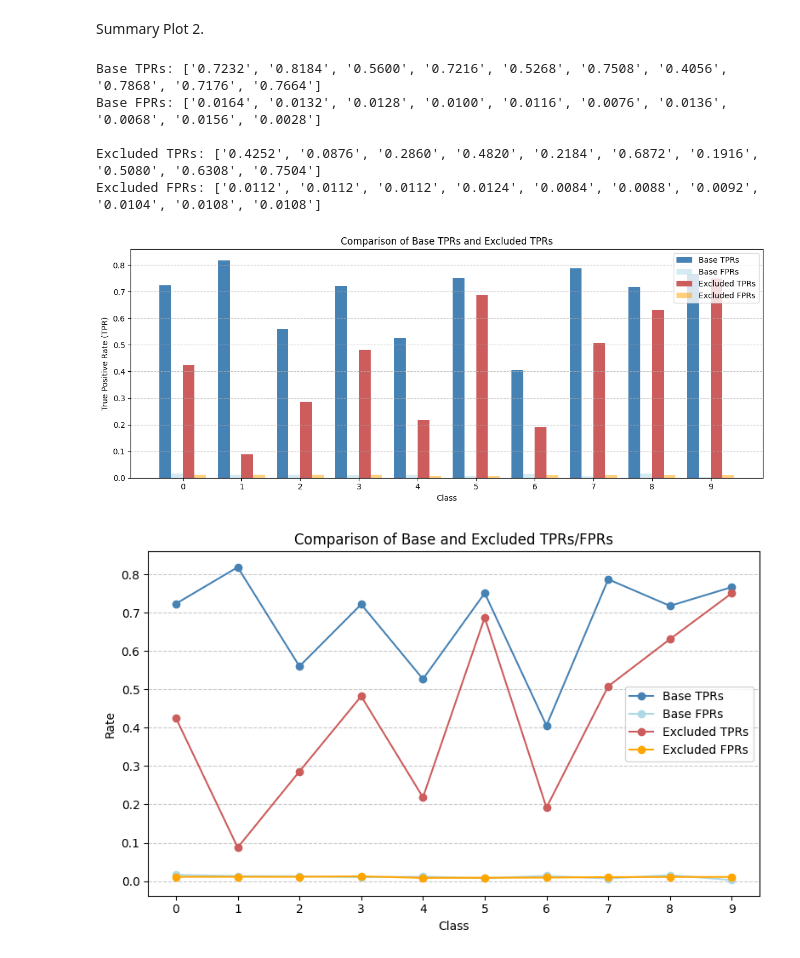
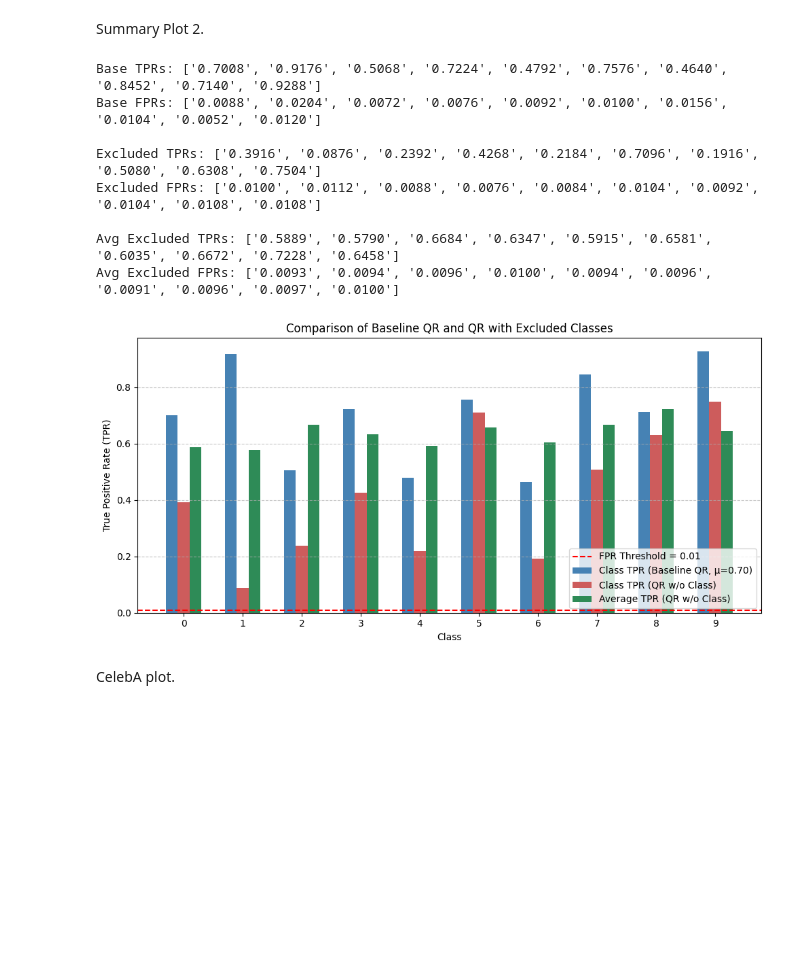
Before and after one commit to neilkale/quantile-diffusion-mia, a Jupyter notebook: experiments/cifar10_outofdist_qmia/08_process_results.ipynb, the cells around one changed output. Drawn from its saved outputs; the diff is of its cells as text; code cells hidden in the pictures; blank space fills up the shorter version.

```diff
--- a/experiments/cifar10_outofdist_qmia/08_process_results.ipynb
+++ b/experiments/cifar10_outofdist_qmia/08_process_results.ipynb
@@ -211,49 +220,87 @@ Summary Plot 2.
 # Find the closest quantile to the FPR threshold on nonmembers SPECIFICALLY from a certain class.
 def get_class_tpr(eval_qr_results, train_qr_results, class_i, fpr):
     eval_preds = eval_qr_results['outputs'] < eval_qr_results['targets']
+
     class_preds = eval_preds[eval_qr_results['labels'] == class_i]
-
-    fprs = torch.sum(class_preds, dim=0) / class_preds.shape[0]
-    best_q_idx = torch.argmin(torch.abs(fprs - fpr))
+    class_fprs = torch.sum(class_preds, dim=0) / class_preds.shape[0]
+    best_q_idx = torch.argmin(torch.abs(class_fprs - fpr))
 
     # Evaluate the per-class TPR on members using the best quantile found above.
     train_preds = train_qr_results['outputs'] < train_qr_results['targets']
+
     class_preds = train_preds[train_qr_results['labels'] == class_i]
     class_tpr = torch.sum(class_preds, dim=0) / class_preds.shape[0]
-    tpr = class_tpr[best_q_idx].item()
+    class_tpr = class_tpr[best_q_idx].item()
 
-    return fprs[best_q_idx].item(), tpr
+    return class_fprs[best_q_idx].item(), class_tpr
 # %%
-folder = f"cifar10_22500"
+import numpy as np
+
+folder = f"cifar10"
 eval_qr_results = torch.load(f'qr_results/{folder}/qr_results_eval.pt', map_location='cpu')
 train_qr_results = torch.load(f'qr_results/{folder}/qr_results_train.pt', map_location='cpu')
 
-base_fpr, base_tprs, base_fprs = get_tprs(eval_qr_results, train_qr_results, fpr)
+FPR = 0.01
+
+base_fpr, base_tpr, base_tprs, base_fprs = get_tprs(eval_qr_results, train_qr_results, FPR)
 
 class_excluded_tprs = []
 class_excluded_fprs = []
-for cls in np.arange(0, 10):
-    folder = f"cifar10_excludeclass{cls}"
+avg_class_excluded_tprs = []
+avg_class_excluded_fprs = []
+
+for clas in np.arange(0, 10):
+    folder = f"cifar10_excludeclass{clas}"
     eval_qr_results = torch.load(f'qr_results/{folder}/qr_results_eval.pt', map_location='cpu')
     train_qr_results = torch.load(f'qr_results/{folder}/qr_results_train.pt', map_location='cpu')
-    fpr, tpr = get_class_tpr(eval_qr_results, train_qr_results, cls, fpr)
-    class_excluded_tprs.append(tpr)
-    class_excluded_fprs.append(fpr)
+    cls_fpr, cls_tpr = get_class_tpr(eval_qr_results, train_qr_results, clas, FPR)
+    class_excluded_tprs.append(cls_tpr)
+    class_excluded_fprs.append(cls_fpr)
+
+    fpr, tpr, _, _ = get_tprs(eval_qr_results, train_qr_results, FPR)
+    avg_class_excluded_fprs.append(fpr)
+    avg_class_excluded_tprs.append(tpr)
 
 print(f"Base TPRs: {[f'{tpr:.4f}' for tpr in base_tprs]}")
 print(f"Base FPRs: {[f'{fpr:.4f}' for fpr in base_fprs]}")
 print()
 print(f"Excluded TPRs: {[f'{tpr:.4f}' for tpr in class_excluded_tprs]}")
 print(f"Excluded FPRs: {[f'{fpr:.4f}' for fpr in class_excluded_fprs]}")
+print()
+print(f"Avg Excluded TPRs: {[f'{tpr:.4f}' for tpr in avg_class_excluded_tprs]}")
+print(f"Avg Excluded FPRs: {[f'{fpr:.4f}' for fpr in avg_class_excluded_fprs]}")
 # %% [output]
-Base TPRs: ['0.7232', '0.8184', '0.5600', '0.7216', '0.5268', '0.7508', '0.4056', '0.7868', '0.7176', '0.7664']
-Base FPRs: ['0.0164', '0.0132', '0.0128', '0.0100', '0.0116', '0.0076', '0.0136', '0.0068', '0.0156', '0.0028']
+Base TPRs: ['0.7008', '0.9176', '0.5068', '0.7224', '0.4792', '0.7576', '0.4640', '0.8452', '0.7140', '0.9288']
+Base FPRs: ['0.0088', '0.0204', '0.0072', '0.0076', '0.0092', '0.0100', '0.0156', '0.0104', '0.0052', '0.0120']
 
-Excluded TPRs: ['0.4252', '0.0876', '0.2860', '0.4820', '0.2184', '0.6872', '0.1916', '0.5080', '0.6308', '0.7504']
-Excluded FPRs: ['0.0112', '0.0112', '0.0112', '0.0124', '0.0084', '0.0088', '0.0092', '0.0104', '0.0108', '0.0108']
+Excluded TPRs: ['0.3916', '0.0876', '0.2392', '0.4268', '0.2184', '0.7096', '0.1916', '0.5080', '0.6308', '0.7504']
+Excluded FPRs: ['0.0100', '0.0112', '0.0088', '0.0076', '0.0084', '0.0104', '0.0092', '0.0104', '0.0108', '0.0108']
+
+Avg Excluded TPRs: ['0.5889', '0.5790', '0.6684', '0.6347', '0.5915', '0.6581', '0.6035', '0.6672', '0.7228', '0.6458']
+Avg Excluded FPRs: ['0.0093', '0.0094', '0.0096', '0.0100', '0.0094', '0.0096', '0.0091', '0.0096', '0.0097', '0.0100']
 # %%
-plot_comparison(base_tprs, base_fprs, class_excluded_tprs, class_excluded_fprs)
-line_plot_comparison(base_tprs, base_fprs, class_excluded_tprs, class_excluded_fprs)
+# plot_comparison(base_tprs, base_fprs, class_excluded_tprs, class_excluded_fprs)
+# line_plot_comparison(base_tprs, base_fprs, class_excluded_tprs, class_excluded_fprs)
-# %% [output]
-[figure, removed]
-[figure, removed]
+# %%
+import matplotlib.pyplot as plt
+
+ind = np.arange(10)  # positions for classes 0 to 9
+width = 0.2         # width of the bars
+
+plt.figure(figsize=(10, 5))
+plt.bar(ind - 1*width, base_tprs, width, label=f'Class TPR (Baseline QR, μ={base_tpr:.2f})', color='steelblue')
+plt.bar(ind, class_excluded_tprs, width, label='Class TPR (QR w/o Class)', color='indianred')
+plt.bar(ind + width, avg_class_excluded_tprs, width, label='Average TPR (QR w/o Class)', color='seagreen')
+plt.xlabel('Class')
+plt.ylabel('True Positive Rate (TPR)')
+plt.axhline(y=fpr, color='r', linestyle='--', label=f'FPR Threshold = {FPR:g}')
+plt.title('Comparison of Baseline QR and QR with Excluded Classes')
+plt.xticks(ind)
+plt.legend(loc='lower right')
+plt.grid(axis='y', linestyle='--', alpha=0.7)
+plt.tight_layout()
+plt.show()
+# %% [output]
+[figure, added]
+# %% [markdown]
+CelebA plot.
```
Also changed, not shown: parts of 10 cells of this notebook, 16 other files.
